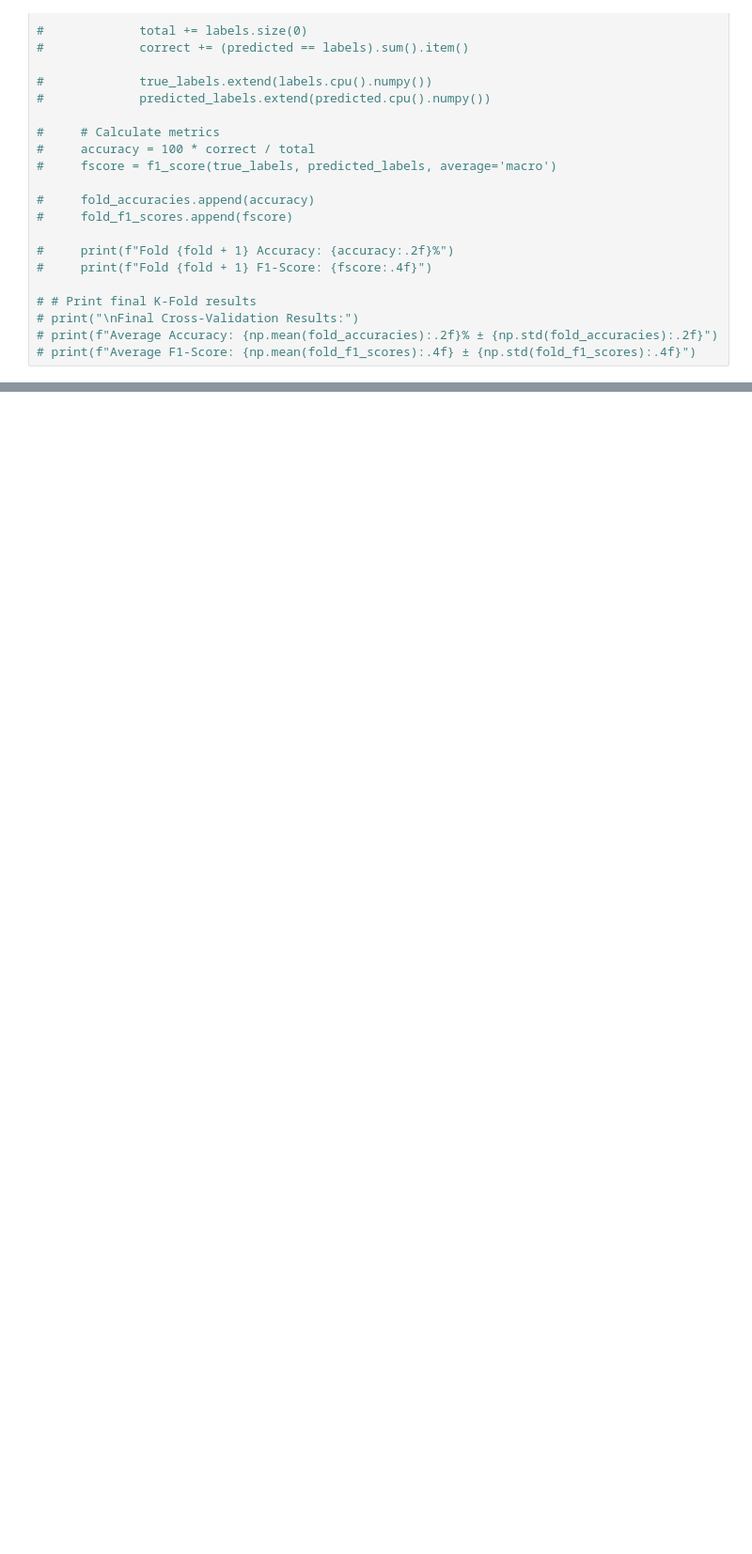
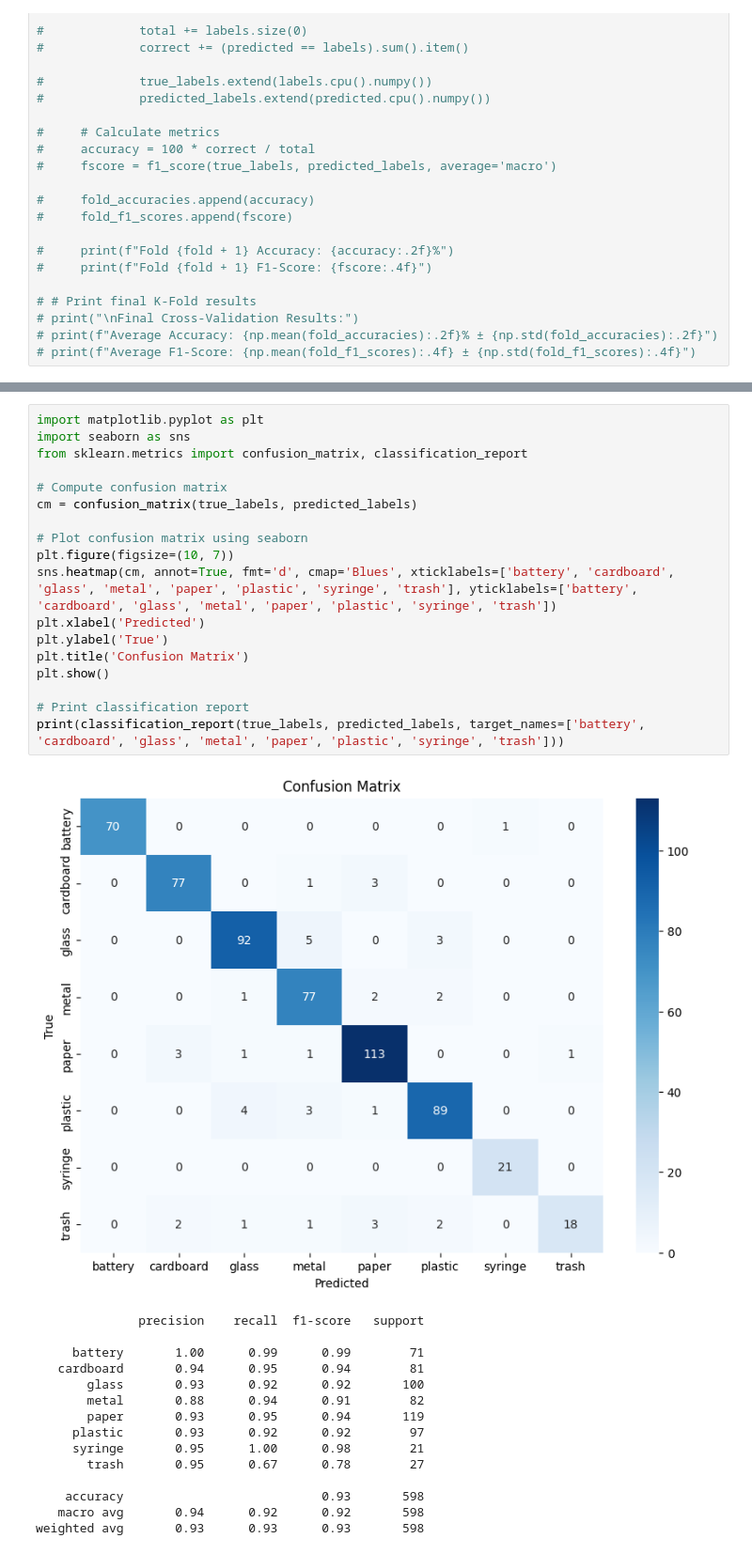
Before and after one commit to tamu-csce-capstone-2025-spring-hammond/trash-separator, a Jupyter notebook: test-model2.ipynb, the cells around one changed output, grey strips where cells are left out. Shown at 94% size. Cells and saved outputs as stored; diff of their text form; blank space fills up the shorter version.

```diff
--- a/test-model2.ipynb
+++ b/test-model2.ipynb
@@ -265,0 +273,34 @@ weighted avg       0.85      0.85      0.85       598
+# %%
+import matplotlib.pyplot as plt
+import seaborn as sns
+from sklearn.metrics import confusion_matrix, classification_report
+
+# Compute confusion matrix
+cm = confusion_matrix(true_labels, predicted_labels)
+
+# Plot confusion matrix using seaborn
+plt.figure(figsize=(10, 7))
+sns.heatmap(cm, annot=True, fmt='d', cmap='Blues', xticklabels=['battery', 'cardboard', 'glass', 'metal', 'paper', 'plastic', 'syringe', 'trash'], yticklabels=['battery', 'cardboard', 'glass', 'metal', 'paper', 'plastic', 'syringe', 'trash'])
+plt.xlabel('Predicted')
+plt.ylabel('True')
+plt.title('Confusion Matrix')
+plt.show()
+
+# Print classification report
+print(classification_report(true_labels, predicted_labels, target_names=['battery', 'cardboard', 'glass', 'metal', 'paper', 'plastic', 'syringe', 'trash']))
+# %% [output]
+[figure, added]
+              precision    recall  f1-score   support
+
+     battery       1.00      0.99      0.99        71
+   cardboard       0.94      0.95      0.94        81
+       glass       0.93      0.92      0.92       100
+       metal       0.88      0.94      0.91        82
+       paper       0.93      0.95      0.94       119
+     plastic       0.93      0.92      0.92        97
+     syringe       0.95      1.00      0.98        21
+       trash       0.95      0.67      0.78        27
+
+    accuracy                           0.93       598
+   macro avg       0.94      0.92      0.92       598
+weighted avg       0.93      0.93      0.93       598
```
Also changed, not shown: parts of 7 cells of this notebook, 3 other files.
